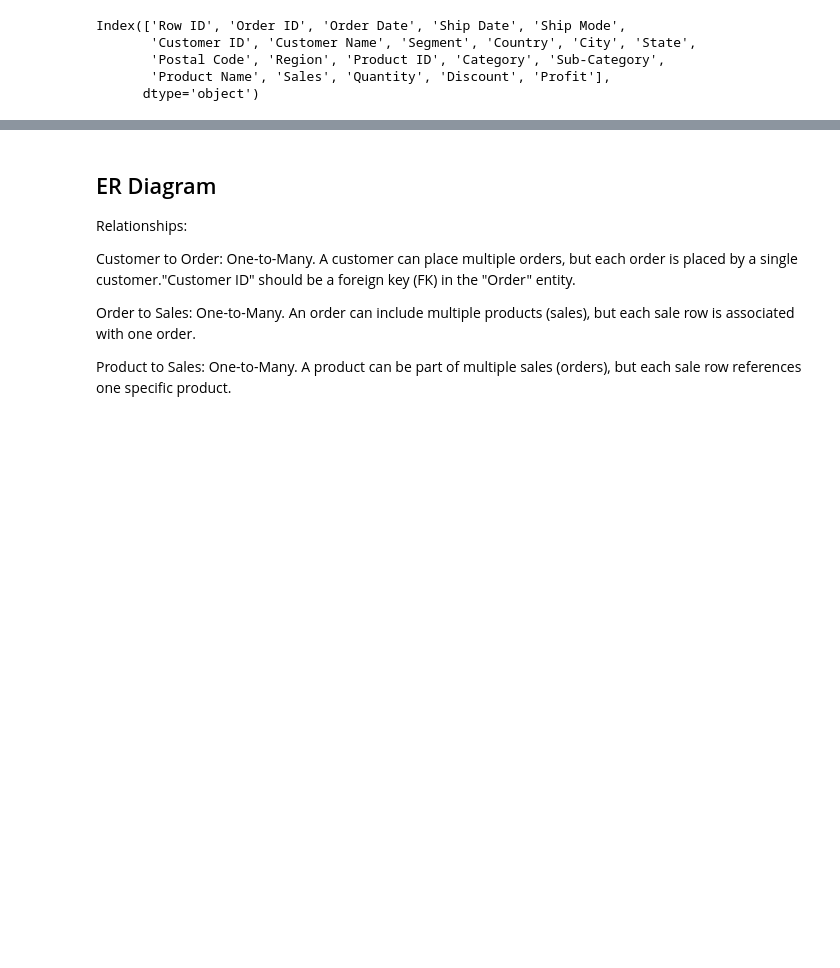
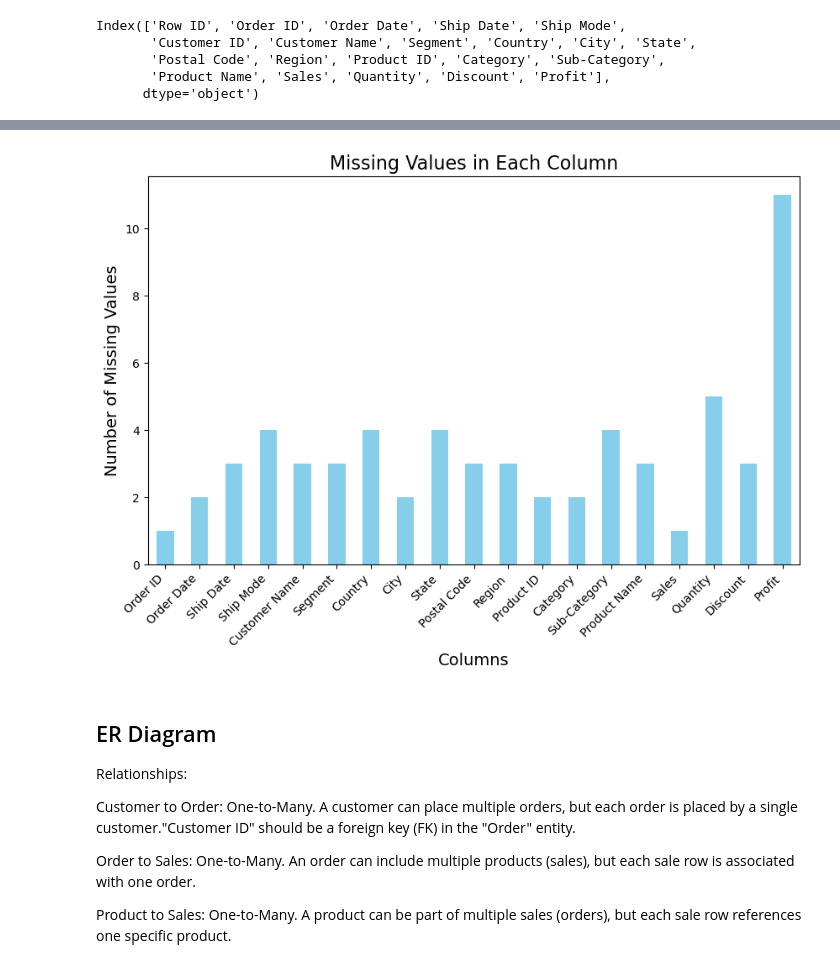
Before and after one commit to hennypurwadi/771951_Dataset_Analysis, a Jupyter notebook: 202370140.ipynb, the cells around one changed output, grey strips where cells are left out. Drawn from its saved outputs; the diff is of its cells as text; code cells hidden in the pictures; blank space fills up the shorter version.

```diff
--- a/202370140.ipynb
+++ b/202370140.ipynb
@@ -52,3 +52,7 @@ Index(['Row ID', 'Order ID', 'Order Date', 'Ship Date', 'Ship Mode',
        'Postal Code', 'Region', 'Product ID', 'Category', 'Sub-Category',
        'Product Name', 'Sales', 'Quantity', 'Discount', 'Profit'],
       dtype='object')
+# %%
+#Check all missing value in dataset
+df_missing_values= df.isnull().sum()
+df_missing_values
@@ -55,3 +77,15 @@ Index(['Row ID', 'Order ID', 'Order Date', 'Ship Date', 'Ship Mode',
+# %%
+df_missing_values = df_missing_values[df_missing_values > 0]
+
+plt.figure(figsize=(10, 6))
+df_missing_values.plot(kind='bar', color='skyblue')
+plt.title('Missing Values in Each Column', fontsize=16)
+plt.xlabel('Columns', fontsize=14)
+plt.ylabel('Number of Missing Values', fontsize=14)
+plt.xticks(rotation=45, ha='right')
+plt.show()
+# %% [output]
+[figure, added]
 # %% [markdown]
 ## ER  Diagram
 
```
Also changed, not shown: parts of 5 cells of this notebook.
